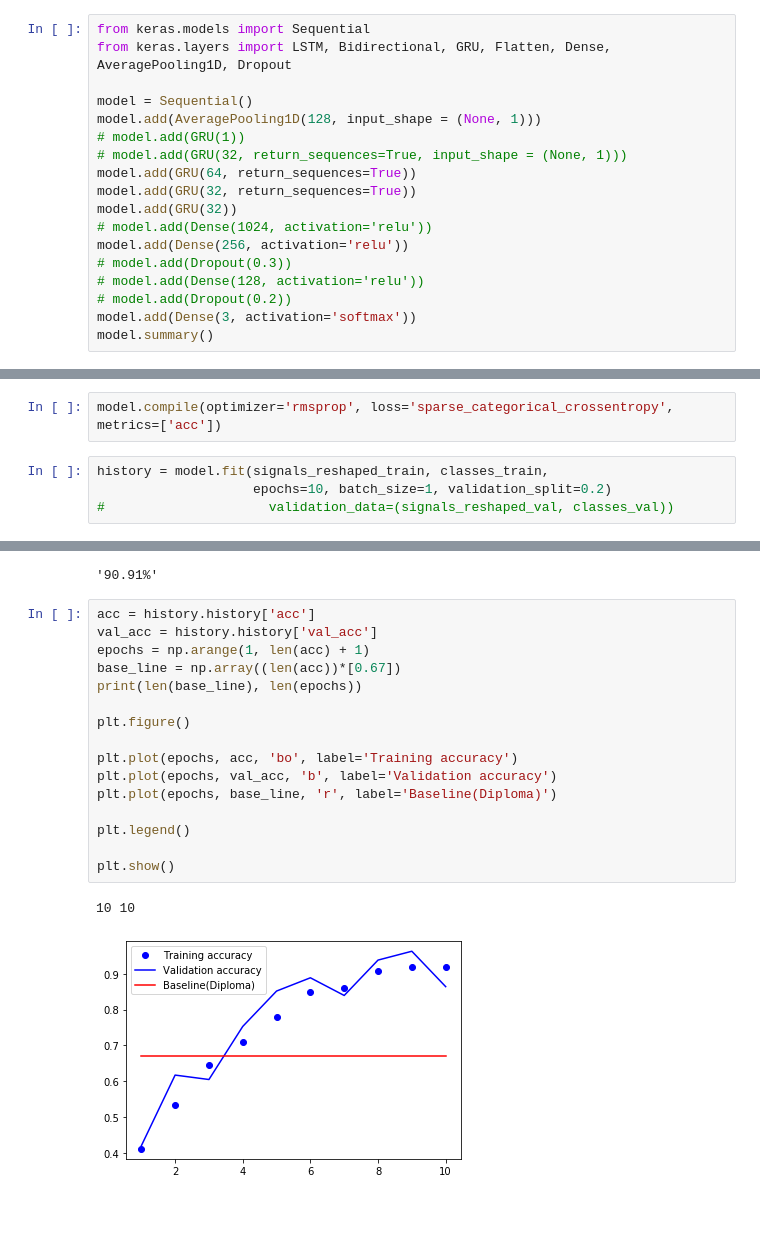
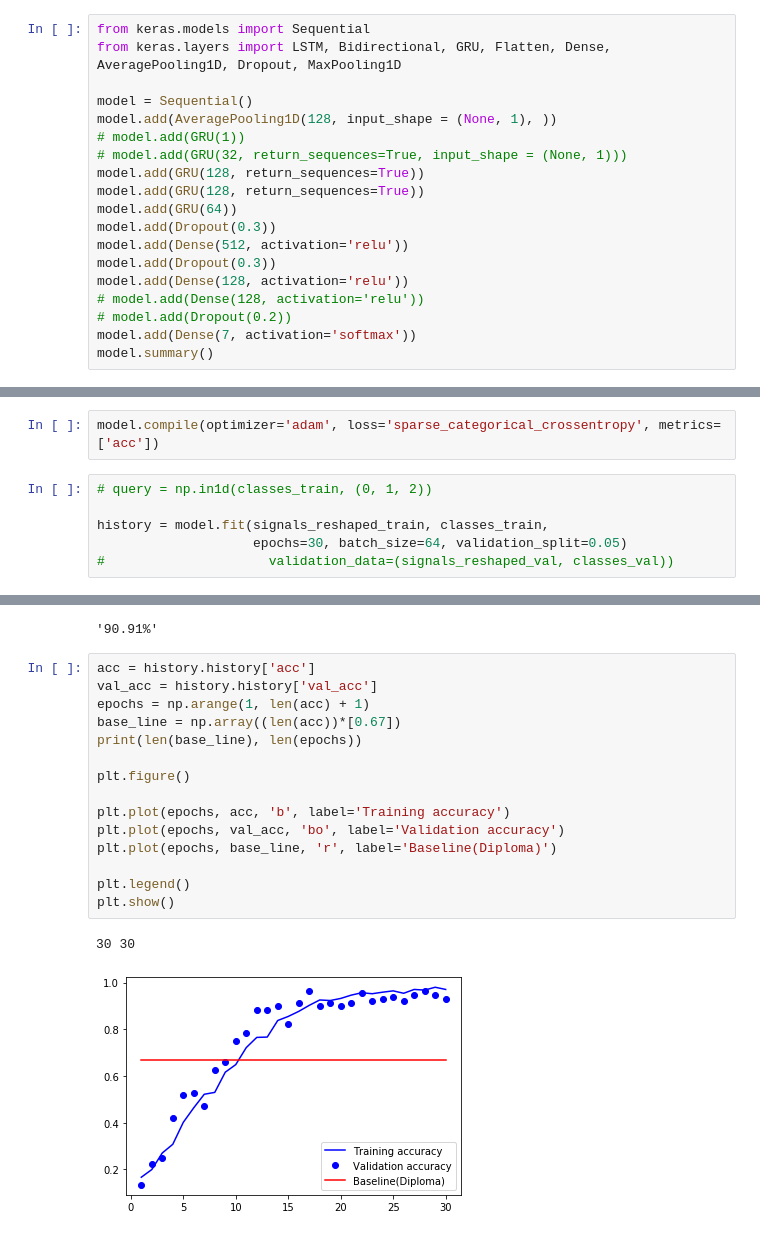
Before and after one commit to anton-t-git/SpeechEmotionPredictorNN, a Jupyter notebook: experiments.ipynb, the cells around one changed output, grey strips where cells are left out. Saved outputs shown, nothing was run; the diff lists cells and outputs as text.

Commit message:
implement experiment for 7 speech sentiment classes and RNN network: 88.6% test accuracy

```diff
--- a/experiments.ipynb
+++ b/experiments.ipynb
@@ -108,19 +162,20 @@ from sklearn.model_selection import train_test_split
 # %%
 from keras.models import Sequential
-from keras.layers import LSTM, Bidirectional, GRU, Flatten, Dense, AveragePooling1D, Dropout
+from keras.layers import LSTM, Bidirectional, GRU, Flatten, Dense, AveragePooling1D, Dropout, MaxPooling1D
 
 model = Sequential()
-model.add(AveragePooling1D(128, input_shape = (None, 1)))
+model.add(AveragePooling1D(128, input_shape = (None, 1), ))
 # model.add(GRU(1))
 # model.add(GRU(32, return_sequences=True, input_shape = (None, 1)))
-model.add(GRU(64, return_sequences=True))
-model.add(GRU(32, return_sequences=True))
-model.add(GRU(32))
-# model.add(Dense(1024, activation='relu'))
-model.add(Dense(256, activation='relu'))
-# model.add(Dropout(0.3))
+model.add(GRU(128, return_sequences=True))
+model.add(GRU(128, return_sequences=True))
+model.add(GRU(64))
+model.add(Dropout(0.3))
+model.add(Dense(512, activation='relu'))
+model.add(Dropout(0.3))
+model.add(Dense(128, activation='relu'))
 # model.add(Dense(128, activation='relu'))
 # model.add(Dropout(0.2))
-model.add(Dense(3, activation='softmax'))
+model.add(Dense(7, activation='softmax'))
 model.summary()
 # %% [output]
@@ -144,9 +197,11 @@ Trainable params: 37,443
 Non-trainable params: 0
 _________________________________________________________________
 # %%
-model.compile(optimizer='rmsprop', loss='sparse_categorical_crossentropy', metrics=['acc'])
+model.compile(optimizer='adam', loss='sparse_categorical_crossentropy', metrics=['acc'])
 # %%
+# query = np.in1d(classes_train, (0, 1, 2))
+
 history = model.fit(signals_reshaped_train, classes_train,
-                    epochs=10, batch_size=1, validation_split=0.2)
+                    epochs=30, batch_size=64, validation_split=0.05)
 #                     validation_data=(signals_reshaped_val, classes_val))
 # %% [output]
@@ -179,19 +234,18 @@ Epoch 10/10
 # %%
 acc = history.history['acc']
 val_acc = history.history['val_acc']
 epochs = np.arange(1, len(acc) + 1)
 base_line = np.array((len(acc))*[0.67])
 print(len(base_line), len(epochs))
 
 plt.figure()
 
-plt.plot(epochs, acc, 'bo', label='Training accuracy')
-plt.plot(epochs, val_acc, 'b', label='Validation accuracy')
+plt.plot(epochs, acc, 'b', label='Training accuracy')
+plt.plot(epochs, val_acc, 'bo', label='Validation accuracy')
 plt.plot(epochs, base_line, 'r', label='Baseline(Diploma)')
 
 plt.legend()
-
 plt.show()
 # %% [output]
-10 10
+30 30
-[figure, old version]
+[figure, new version]
```
Also changed, not shown: parts of 19 cells of this notebook, 1 other file.
